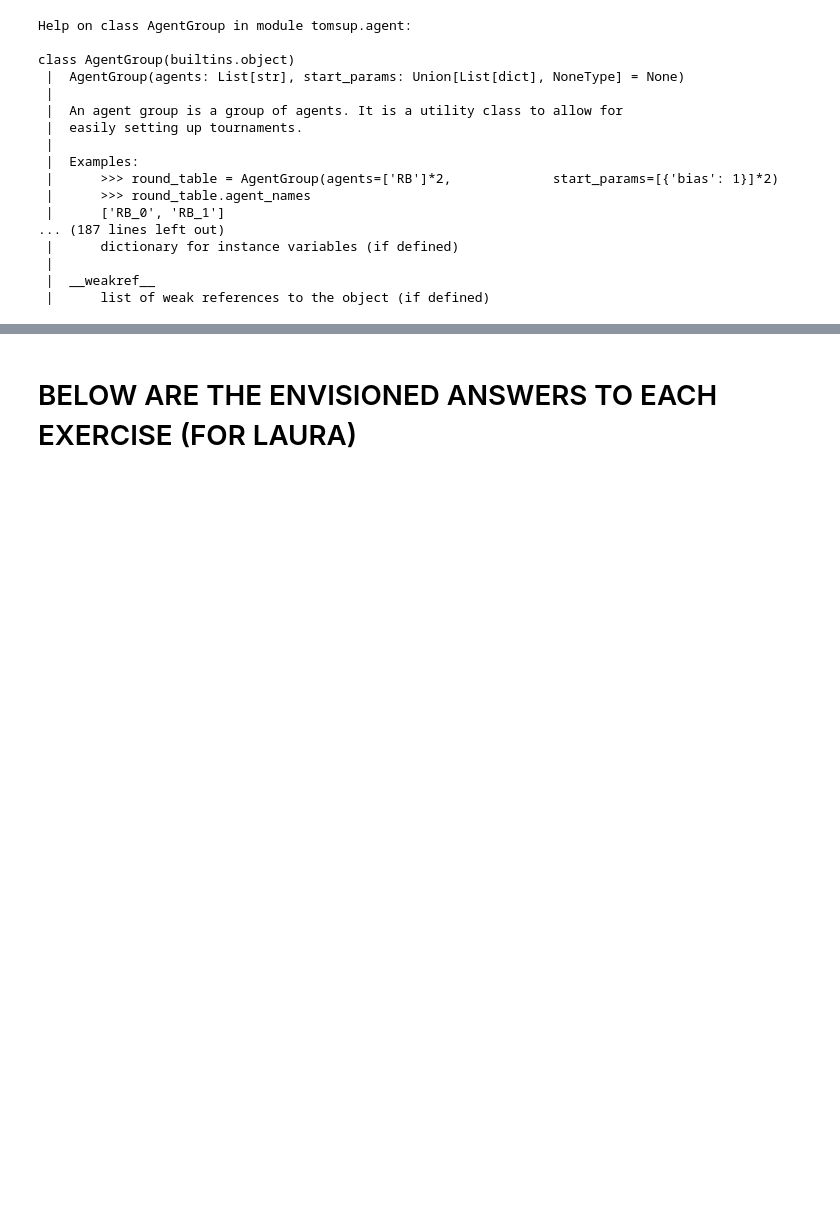
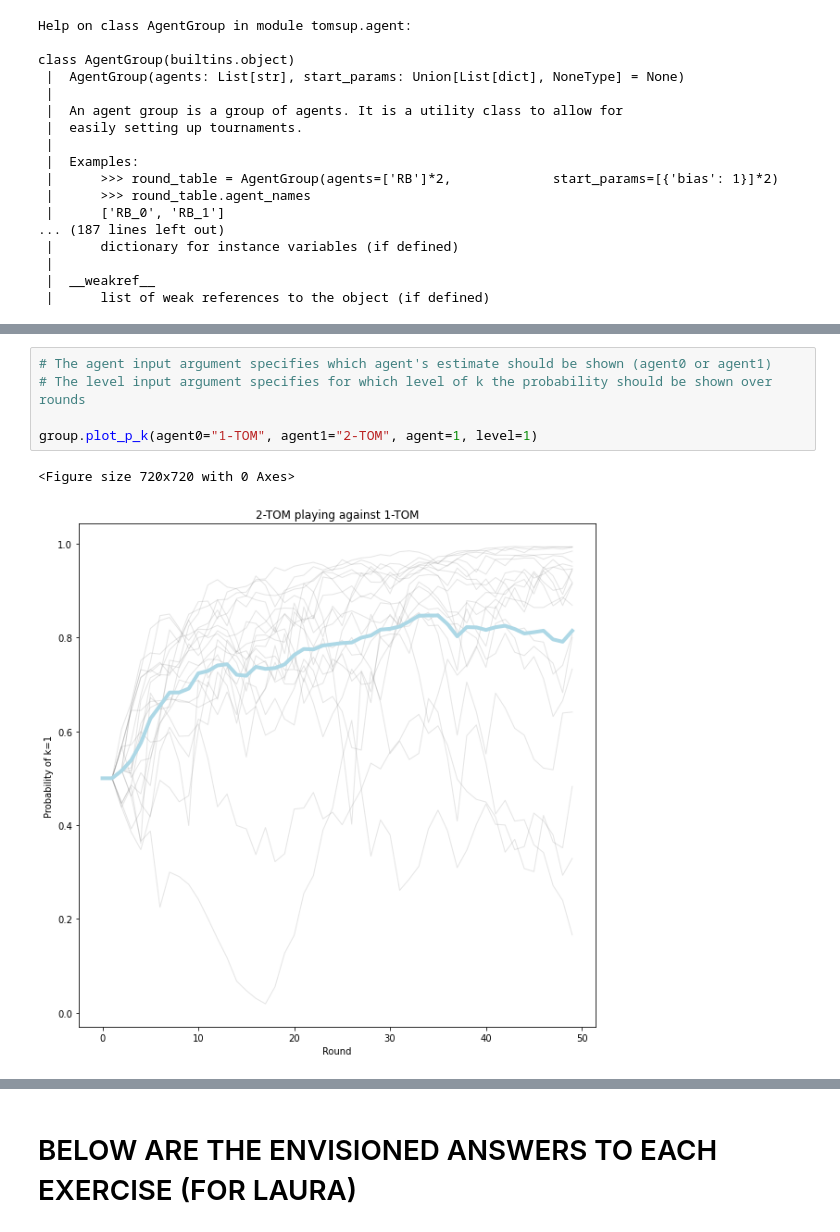
Before and after one commit to marieke-woensdregt/ABCM_Course, a Jupyter notebook: ABCM_Lab_01.ipynb, the cells around one changed output, grey strips where cells are left out. Saved outputs shown, nothing was run; the diff lists cells and outputs as text; blank space fills up the shorter version.

```diff
--- a/ABCM_Lab_01.ipynb
+++ b/ABCM_Lab_01.ipynb
@@ -124,0 +234,8 @@ class AgentGroup(builtins.object)
+# %%
+# The agent input argument specifies which agent's estimate should be shown (agent0 or agent1)
+# The level input argument specifies for which level of k the probability should be shown over rounds
+
+group.plot_p_k(agent0="1-TOM", agent1="2-TOM", agent=1, level=1)
+# %% [output]
+<Figure size 720x720 with 0 Axes>
+[figure, added]
```
Also changed, not shown: parts of 25 cells of this notebook.
